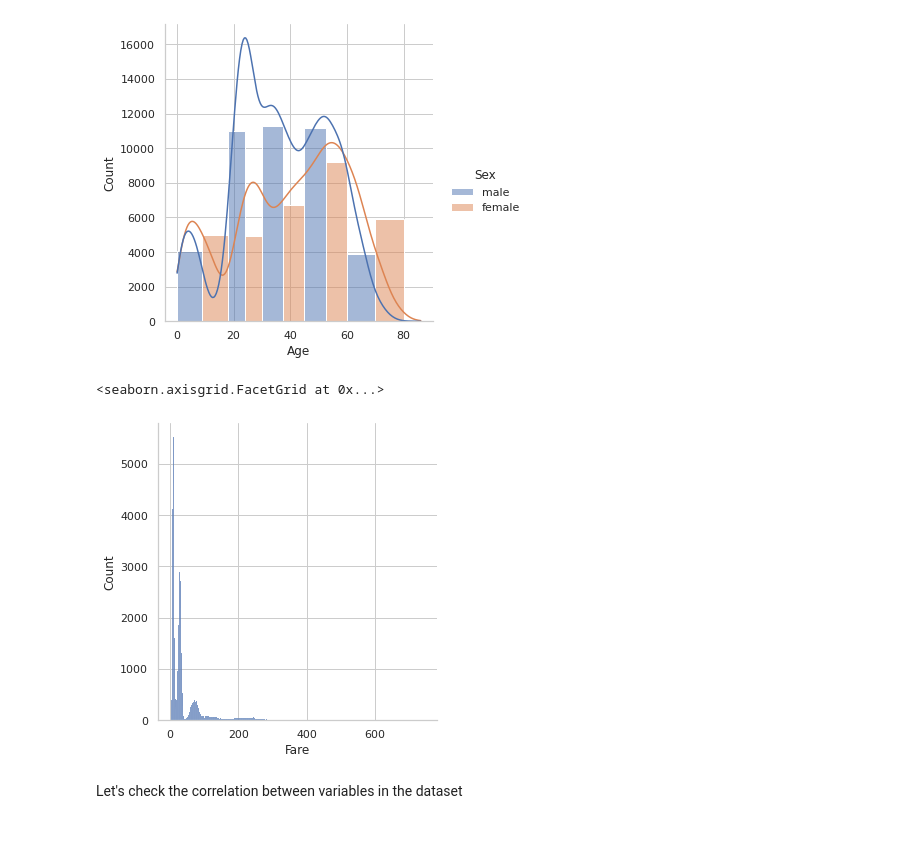
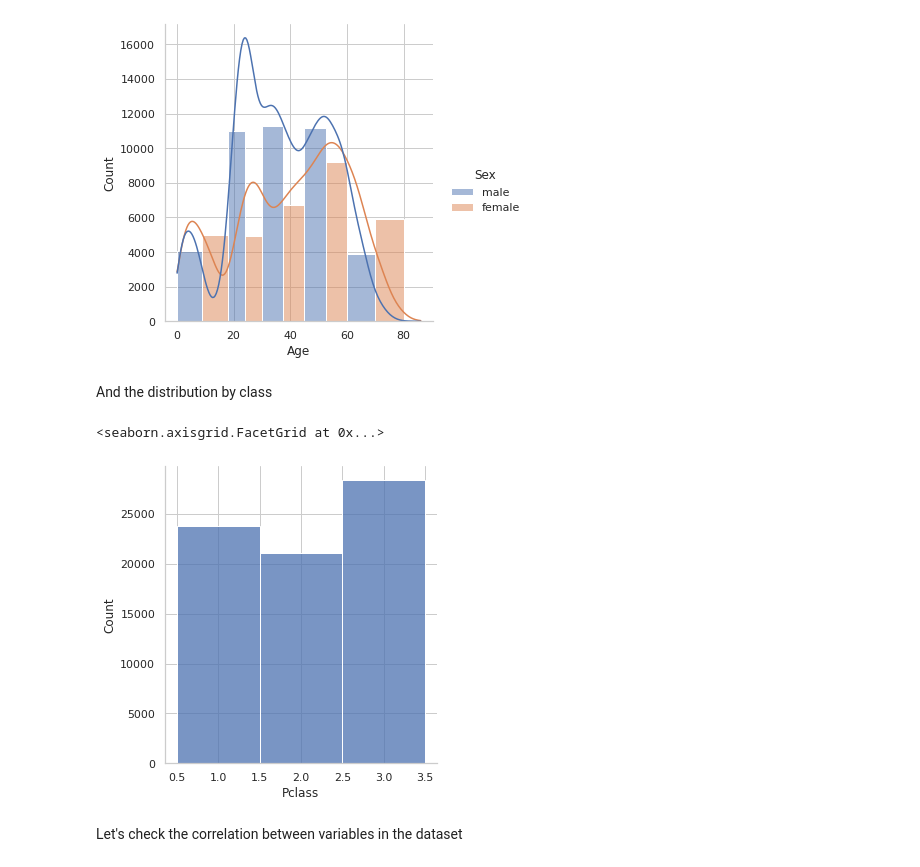
Before and after one commit to McReader/ml-intro, a Jupyter notebook: 2_data_exploration/eda.ipynb, the cells around one changed output. Saved outputs shown, nothing was run; the diff lists cells and outputs as text; code cells hidden in the pictures; blank space fills up the shorter version.

```diff
--- a/2_data_exploration/eda.ipynb
+++ b/2_data_exploration/eda.ipynb
@@ -145,11 +145,13 @@ sns.displot(titanic_data, x="Age", hue="Sex", multiple="dodge", kde=True, bins=[
 # %% [output]
 <seaborn.axisgrid.FacetGrid at 0x...>
 [figure]
+# %% [markdown]
+And the distribution by class
 # %%
-sns.displot(titanic_data, x="Fare")
+sns.displot(titanic_data, x="Pclass", discrete=True)
 # %% [output]
 <seaborn.axisgrid.FacetGrid at 0x...>
-[figure, old version]
+[figure, new version]
 # %% [markdown]
 Let's check the correlation between variables in the dataset
 # %%
```
Also changed, not shown: parts of 1 cell of this notebook.
